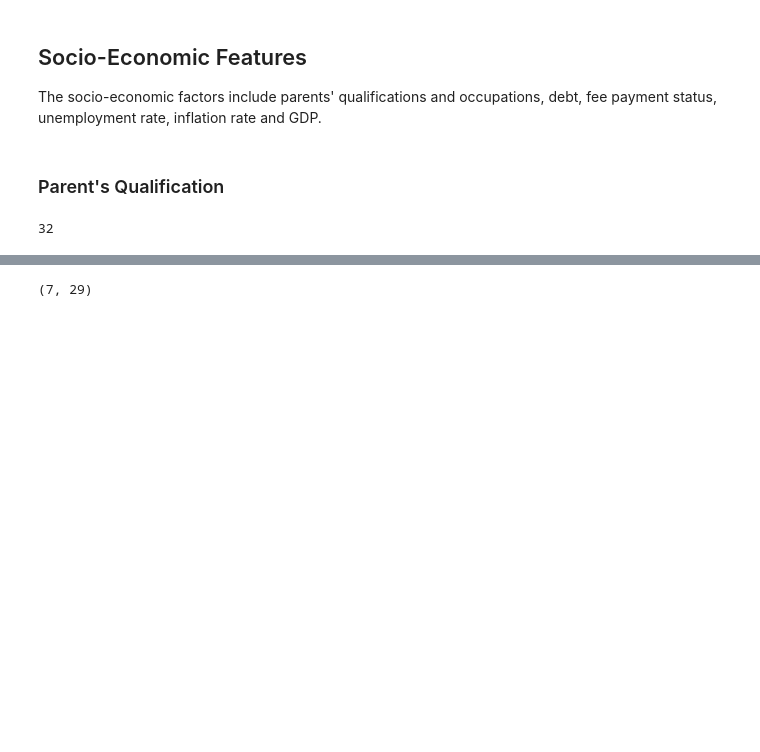
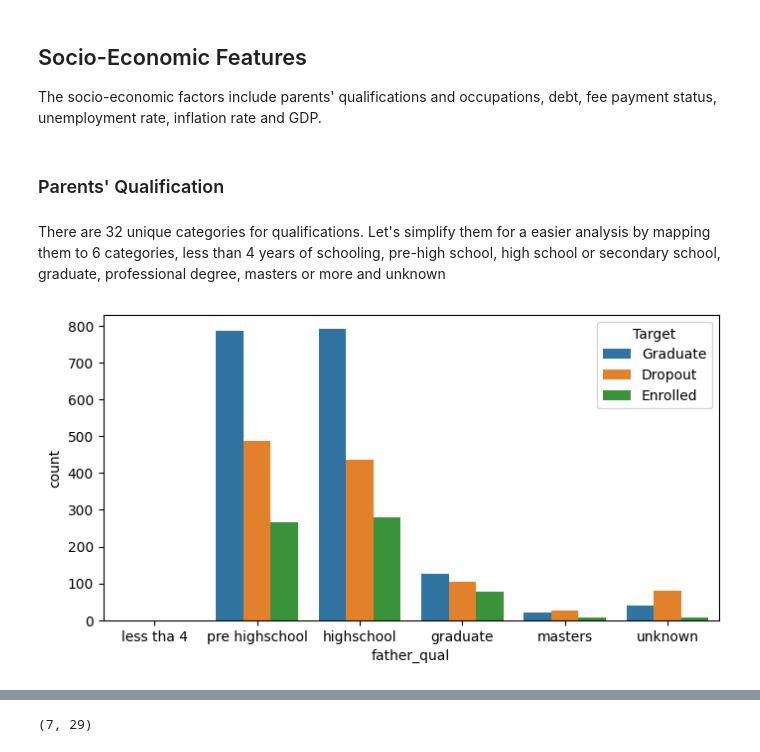
Before and after one commit to esviswajith95/enrollment_status, a Jupyter notebook: notebooks/01-esv-exploratory_data_analysis.ipynb, the cells around one changed output, grey strips where cells are left out. Saved outputs shown, nothing was run; the diff lists cells and outputs as text; code cells hidden in the pictures; blank space fills up the shorter version.

```diff
--- a/notebooks/01-esv-exploratory_data_analysis.ipynb
+++ b/notebooks/01-esv-exploratory_data_analysis.ipynb
@@ -272,8 +272,48 @@ There are 41 student who had educational special needs out of total 3539
 
 The socio-economic factors include parents' qualifications and occupations, debt, fee payment status, unemployment rate, inflation rate and GDP.
 # %% [markdown]
-### Parent's Qualification
+### Parents' Qualification
-# %%
-train["Father\'s qualification"].nunique()
-# %% [output]
-32
+# %% [markdown]
+There are 32 unique categories for qualifications. Let's simplify them for a easier analysis by mapping them to 6 categories, less than 4 years of schooling, pre-high school, high school or secondary school, graduate, professional degree, masters or more and unknown
+# %%
+qual_mapping = {1: "highschool",
+                38:"pre highschool",
+                37:"pre highschool",
+                19:"highschool",
+                11:"pre highschool",
+                3:"graduate",
+                2:"graduate",
+                34:"unknown",
+                4:"masters",
+                27:"pre highschool",
+                12:"unknown",
+                39:"graduate",
+                42:"masters",
+                5:"masters",
+                40:"graduate",
+                6:"unknown",
+                36:"less than 4",
+                44:"masters",
+                41:"graduate",
+                29:"pre highschool",
+                30:"pre highschool",
+                9:"highschool",
+                10:"highschool",
+                35:"less than 4",
+                14:"highschool",
+                43:"masters",
+                26:"pre highschool",
+                25:"pre highschool",
+                18:"graduate",
+                22:"masters",
+                31:"graduate",
+                20:"highschool"}
+# %%
+train["father_qual"] = train["Father\'s qualification"].map(qual_mapping)
+train["mother_qual"] = train["Mother\'s qualification"].map(qual_mapping)
+# %%
+plt.figure(figsize=(8,4))
+sns.countplot(data=train, x='father_qual', order=["less tha 4", "pre highschool", "highschool", "graduate", "masters", "unknown"], hue='Target')
+plt.show()
+# %% [output]
+[figure, added]
```
Also changed, not shown: parts of 35 cells of this notebook.
